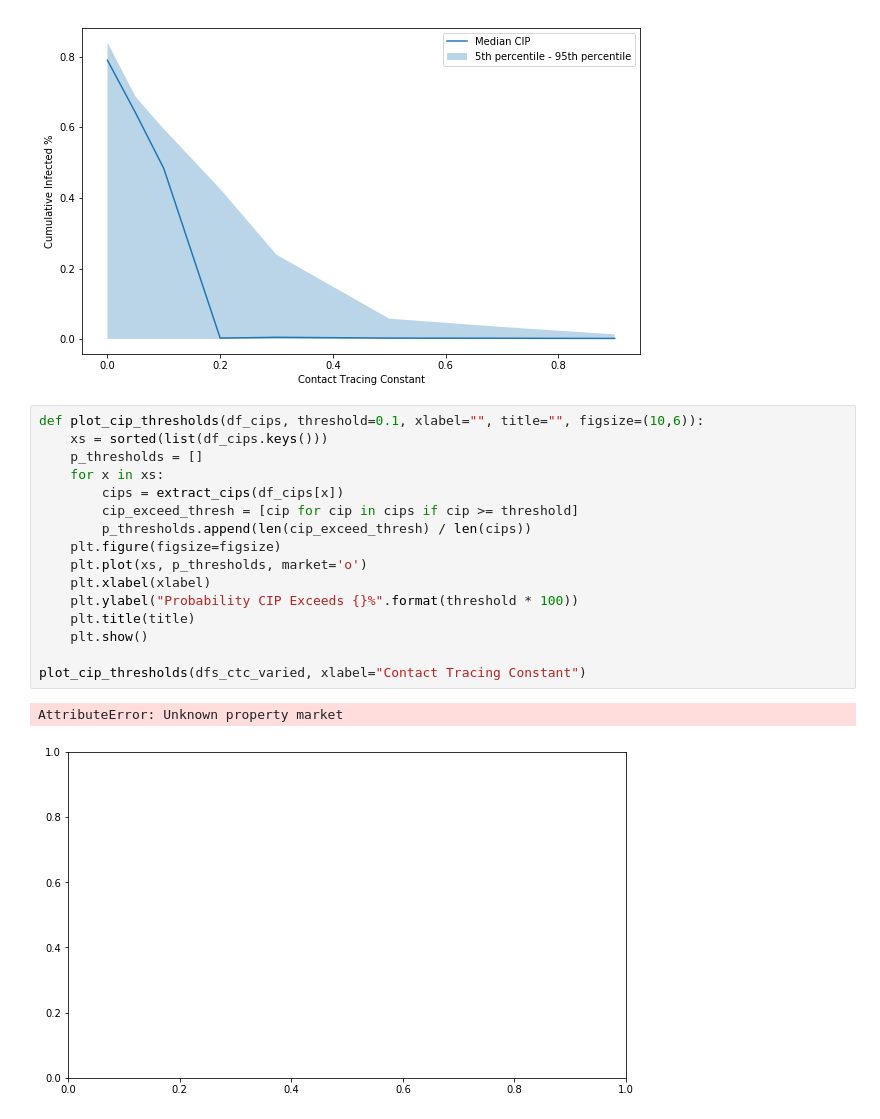
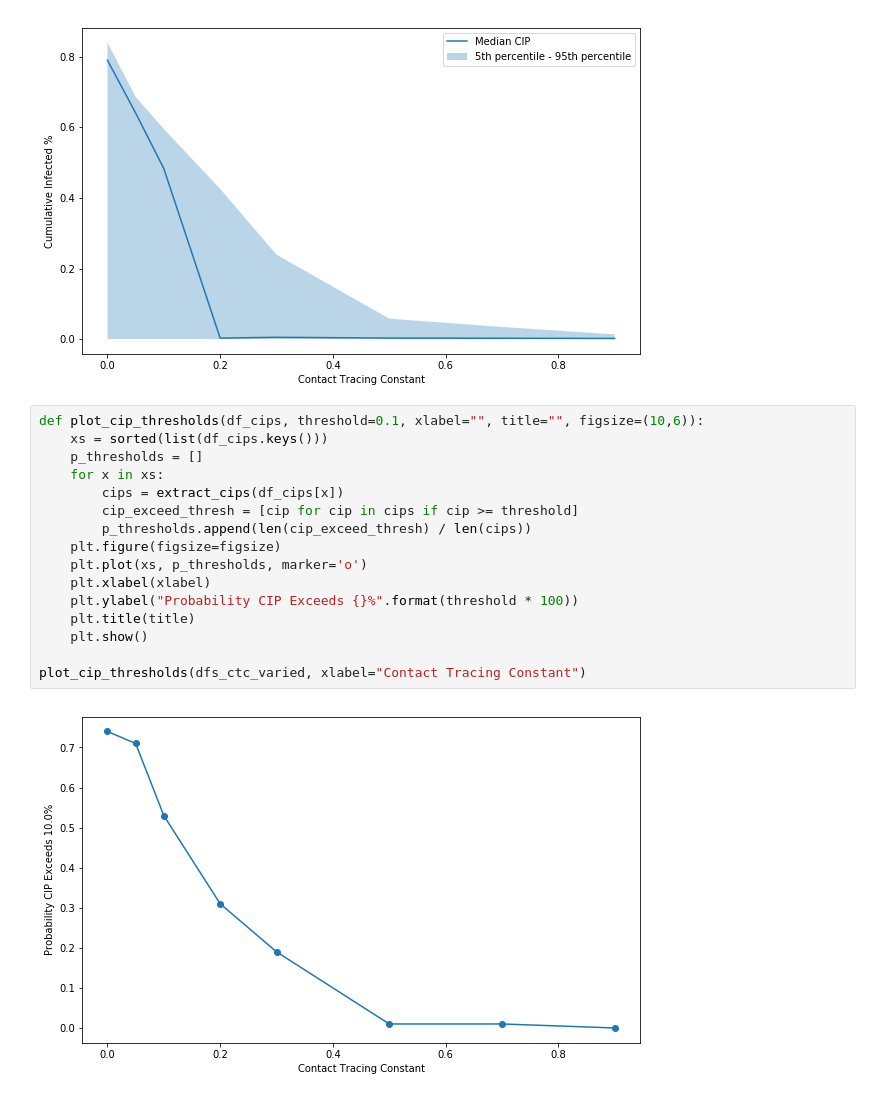
Before and after one commit to peter-i-frazier/group-testing, a Jupyter notebook: notebooks/cornell_reopen_analysis_outline.ipynb, the cells around one changed output. Saved outputs shown, nothing was run; the diff lists cells and outputs as text.

Commit message:
fix error message in the reopen analysis example notebook

```diff
--- a/notebooks/cornell_reopen_analysis_outline.ipynb
+++ b/notebooks/cornell_reopen_analysis_outline.ipynb
@@ -107,19 +107,18 @@ plot_many_cips(dfs_ctc_varied)
 # %%
 def plot_cip_thresholds(df_cips, threshold=0.1, xlabel="", title="", figsize=(10,6)):
     xs = sorted(list(df_cips.keys()))
     p_thresholds = []
     for x in xs:
         cips = extract_cips(df_cips[x])
         cip_exceed_thresh = [cip for cip in cips if cip >= threshold]
         p_thresholds.append(len(cip_exceed_thresh) / len(cips))
     plt.figure(figsize=figsize)
-    plt.plot(xs, p_thresholds, market='o')
+    plt.plot(xs, p_thresholds, marker='o')
     plt.xlabel(xlabel)
     plt.ylabel("Probability CIP Exceeds {}%".format(threshold * 100))
     plt.title(title)
     plt.show()
 
 plot_cip_thresholds(dfs_ctc_varied, xlabel="Contact Tracing Constant")
 # %% [output]
-AttributeError: Unknown property market
-[figure, old version]
+[figure, new version]
```
